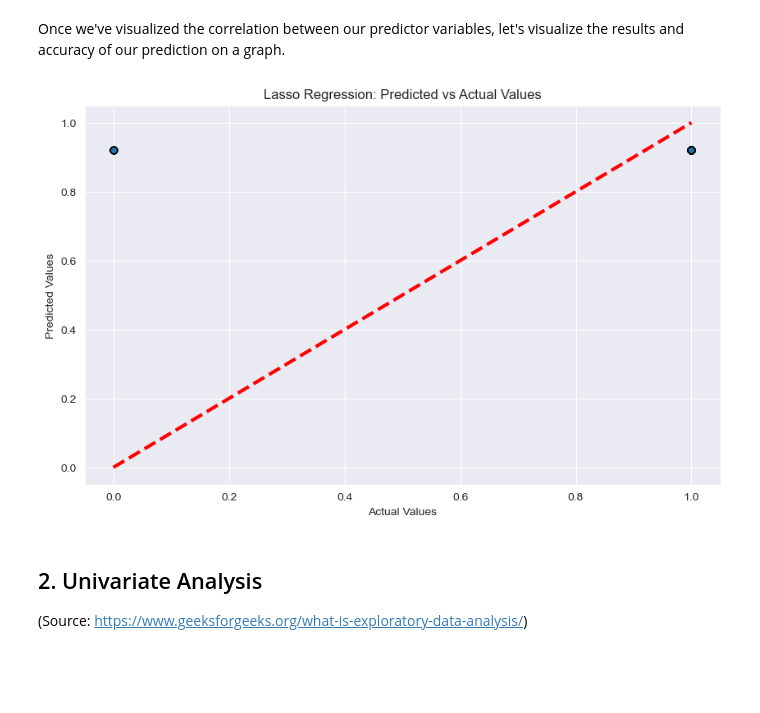
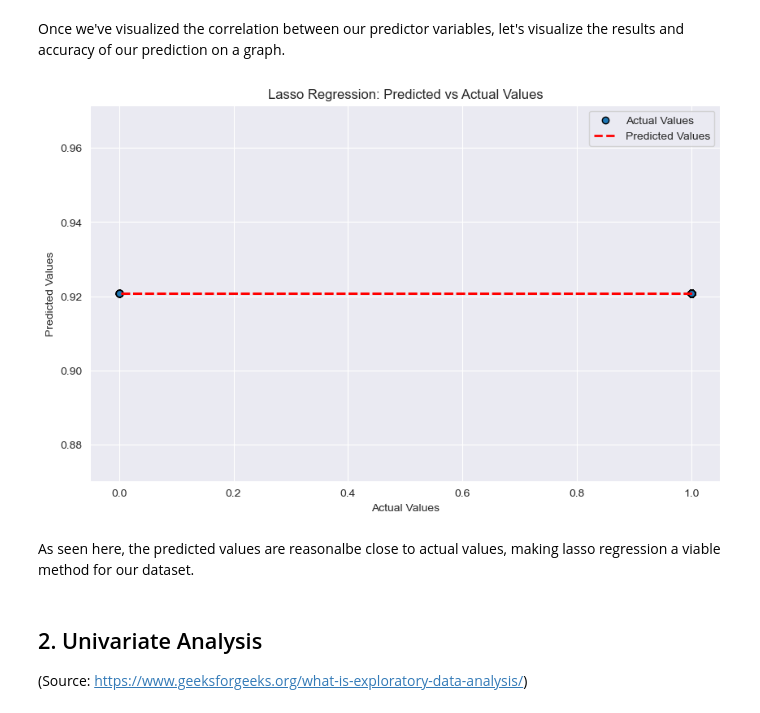
Before and after one commit to anjali-deshpande-hub/chronic_kidney_disease, a Jupyter notebook: src/CKD.ipynb, the cells around one changed output. Cells and saved outputs as stored; diff of their text form; code cells hidden in the pictures; blank space fills up the shorter version.

Commit message:
added graphs for lasso regression

```diff
--- a/src/CKD.ipynb
+++ b/src/CKD.ipynb
@@ -75,14 +75,17 @@ Once we've visualized the correlation between our predictor variables, let's vis
 # %%
 # Plotting Predicted vs Actual Values
 plt.figure(figsize=(10, 6))
 plt.scatter(y_test, y_pred, edgecolors=(0, 0, 0))
-plt.plot([min(y_test), max(y_test)], [min(y_test), max(y_test)], 'r--', lw=3)
+plt.plot(y_test,y_pred, 'r--', lw=2)
 plt.xlabel('Actual Values')
 plt.ylabel('Predicted Values')
 plt.title('Lasso Regression: Predicted vs Actual Values')
+plt.legend(['Actual Values', 'Predicted Values'])
 plt.show()
 # %% [output]
-[figure, old version]
+[figure, new version]
+# %% [markdown]
+As seen here, the predicted values are reasonalbe close to actual values, making lasso regression a viable method for our dataset.
 # %% [markdown]
 ## 2. Univariate Analysis
 
```
